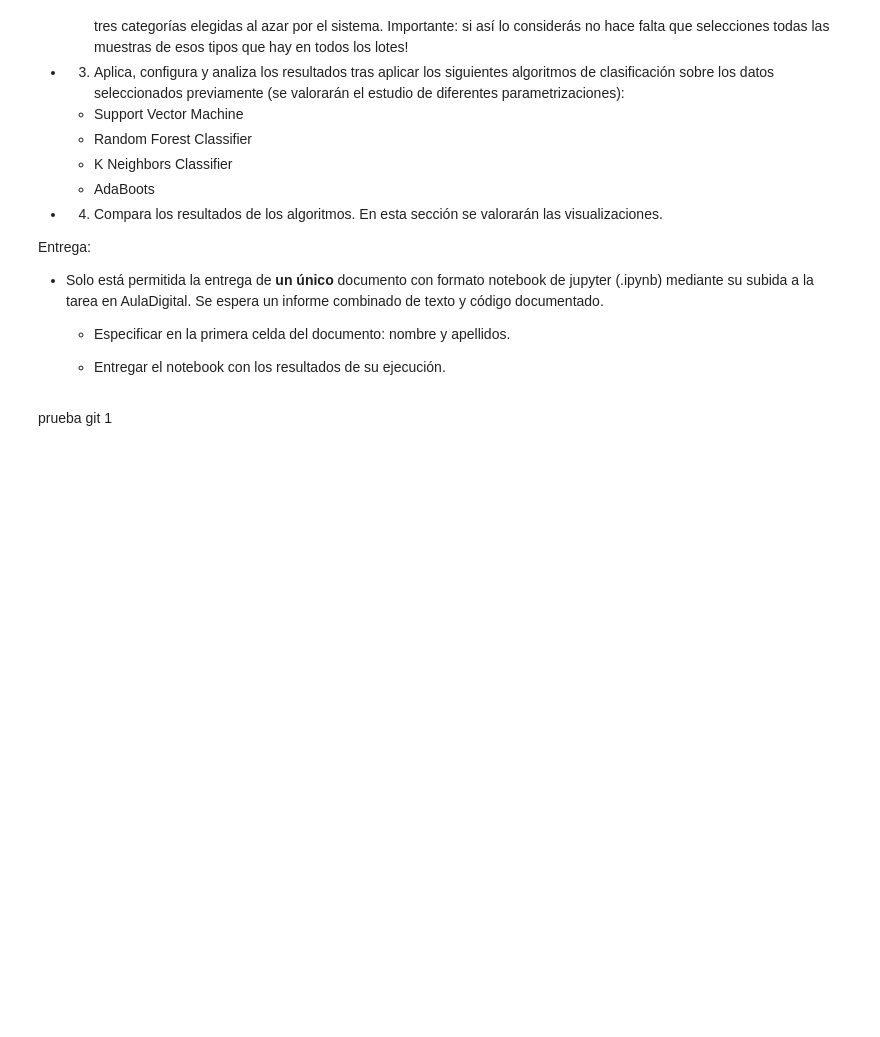
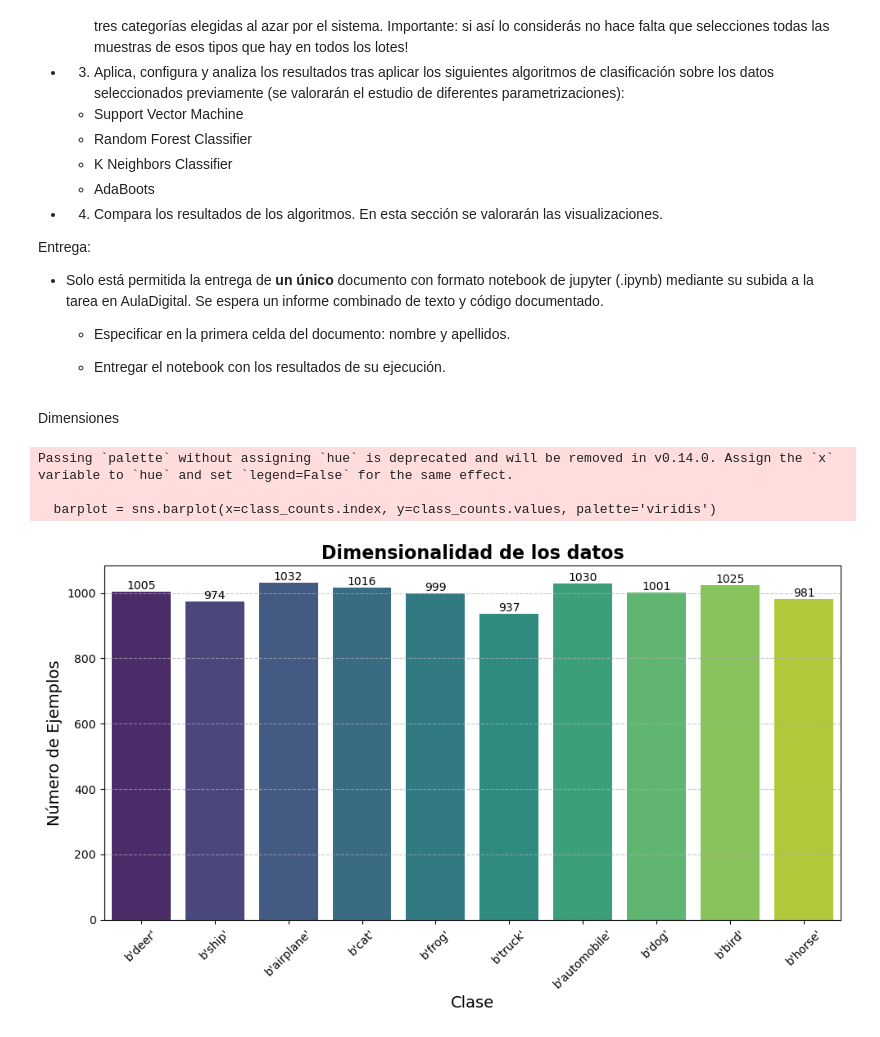
Before and after one commit to BalentinaAE/Pandas, a Jupyter notebook: Practica_ML1.ipynb, the cells around one changed output. Cells and saved outputs as stored; diff of their text form; code cells hidden in the pictures; blank space fills up the shorter version.

```diff
--- a/Practica_ML1.ipynb
+++ b/Practica_ML1.ipynb
@@ -142,5 +142,31 @@ Entrega:
   - Especificar en la primera celda del documento: nombre y apellidos.
 
   - Entregar el notebook con los resultados de su ejecución.
-# %% [markdown]
-prueba git 1
+# %% [markdown]
+Dimensiones
+# %%
+import seaborn as sns
+import matplotlib.pyplot as plt
+import numpy as np
+import pandas as pd
+
+class_counts = pd.Series(data[b'labels']).value_counts()
+plt.figure(figsize=(10, 6))
+barplot = sns.barplot(x=class_counts.index, y=class_counts.values, palette='viridis')
+for p in barplot.patches:
+    barplot.annotate(f'{int(p.get_height())}',
+                     (p.get_x() + p.get_width() / 2., p.get_height()),
+                     ha='center', va='bottom')
+
+plt.title('Dimensionalidad de los datos', fontsize=16, fontweight='bold')
+plt.xlabel('Clase', fontsize=14)
+plt.ylabel('Número de Ejemplos', fontsize=14)
+plt.xticks(ticks=class_counts.index, labels=meta[b'label_names'], rotation=45)
+plt.grid(axis='y', linestyle='--', alpha=0.7)
+plt.tight_layout()
+plt.show()
+# %% [output]
+Passing `palette` without assigning `hue` is deprecated and will be removed in v0.14.0. Assign the `x` variable to `hue` and set `legend=False` for the same effect.
+
+  barplot = sns.barplot(x=class_counts.index, y=class_counts.values, palette='viridis')
+[figure, added]
```
Also changed, not shown: parts of 1 cell of this notebook.
